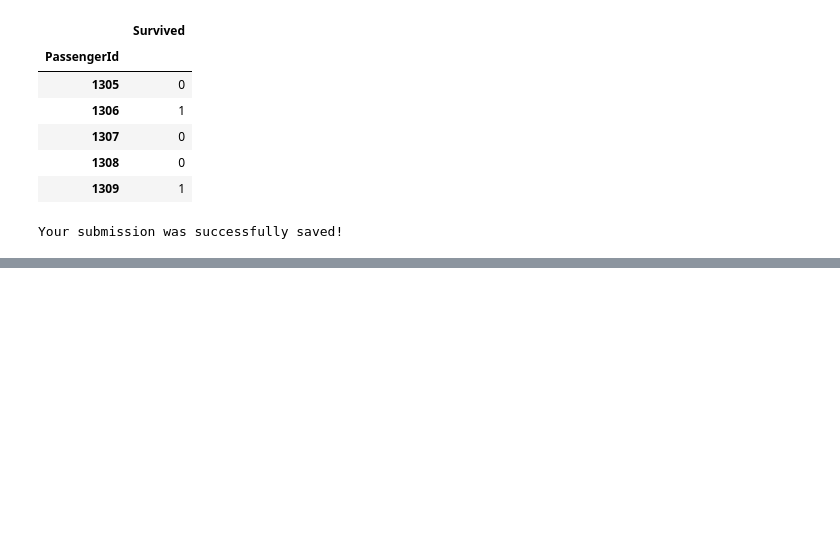
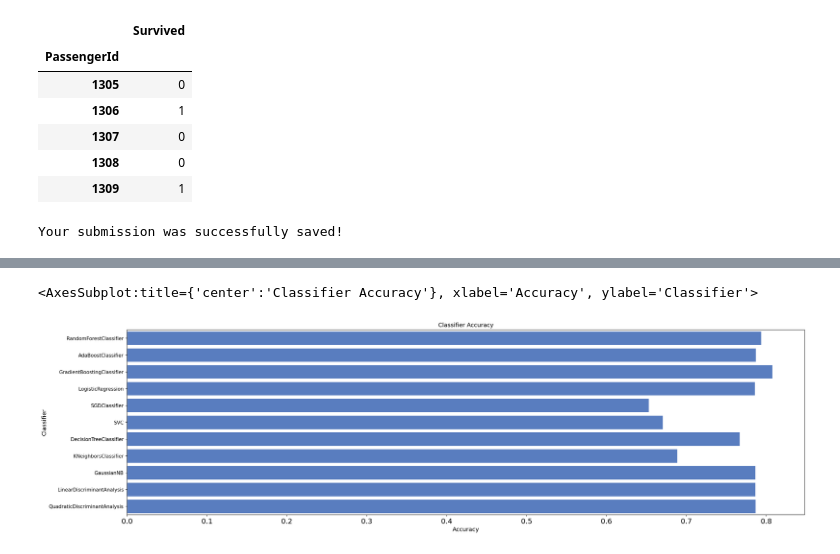
Before and after one commit to Starluxe/KaggleExercises, a Jupyter notebook: Getting Started with Titanic V03.ipynb, the cells around one changed output, grey strips where cells are left out. Saved outputs shown, nothing was run; the diff lists cells and outputs as text; code cells hidden in the pictures; blank space fills up the shorter version.

```diff
--- a/Getting Started with Titanic V03.ipynb
+++ b/Getting Started with Titanic V03.ipynb
@@ -1262,0 +1281,4 @@ Your submission was successfully saved!
+# %%
+train_lite = pd.DataFrame(train[['Age', 'Sex', 'Fare']])
+test_lite = pd.DataFrame(test[['Age', 'Sex', 'Fare']])
+train_lite.shape
@@ -1262,0 +1305,38 @@ Your submission was successfully saved!
+# %%
+splits = 50
+sss = StratifiedShuffleSplit(n_splits=splits, test_size=0.1, random_state=0)
+
+X = train_lite
+y = y_train
+
+acc_dict = {}
+
+for train_index, test_index in sss.split(X,y):
+    X_tr, X_ts = X.iloc[train_index], X.iloc[test_index]
+    y_tr, y_ts = y.iloc[train_index], y.iloc[test_index]
+
+    for clf in classifiers:
+        name = clf.__class__.__name__
+        clf.fit(X_tr, y_tr)
+        train_predictions = clf.predict(X_ts)
+        acc = accuracy_score(y_ts, train_predictions)
+        if name in acc_dict:
+            acc_dict[name] += acc
+        else:
+            acc_dict[name] = acc
+
+log = log.drop(log.index, axis=0)
+
+for clf in acc_dict:
+    acc_dict[clf] = acc_dict[clf] / splits
+    log_entry = pd.DataFrame([[clf, acc_dict[clf]]], columns=log_cols)
+    log = log.append(log_entry)
+# %%
+plt.xlabel('Accuracy')
+plt.title('Classifier Accuracy')
+
+sns.set_color_codes("muted")
+sns.barplot(x='Accuracy', y='Classifier', data=log, color='b')
+# %% [output]
+<AxesSubplot:title={'center':'Classifier Accuracy'}, xlabel='Accuracy', ylabel='Classifier'>
+[figure, added]
```
Also changed, not shown: parts of 22 cells of this notebook, 4 other files.
